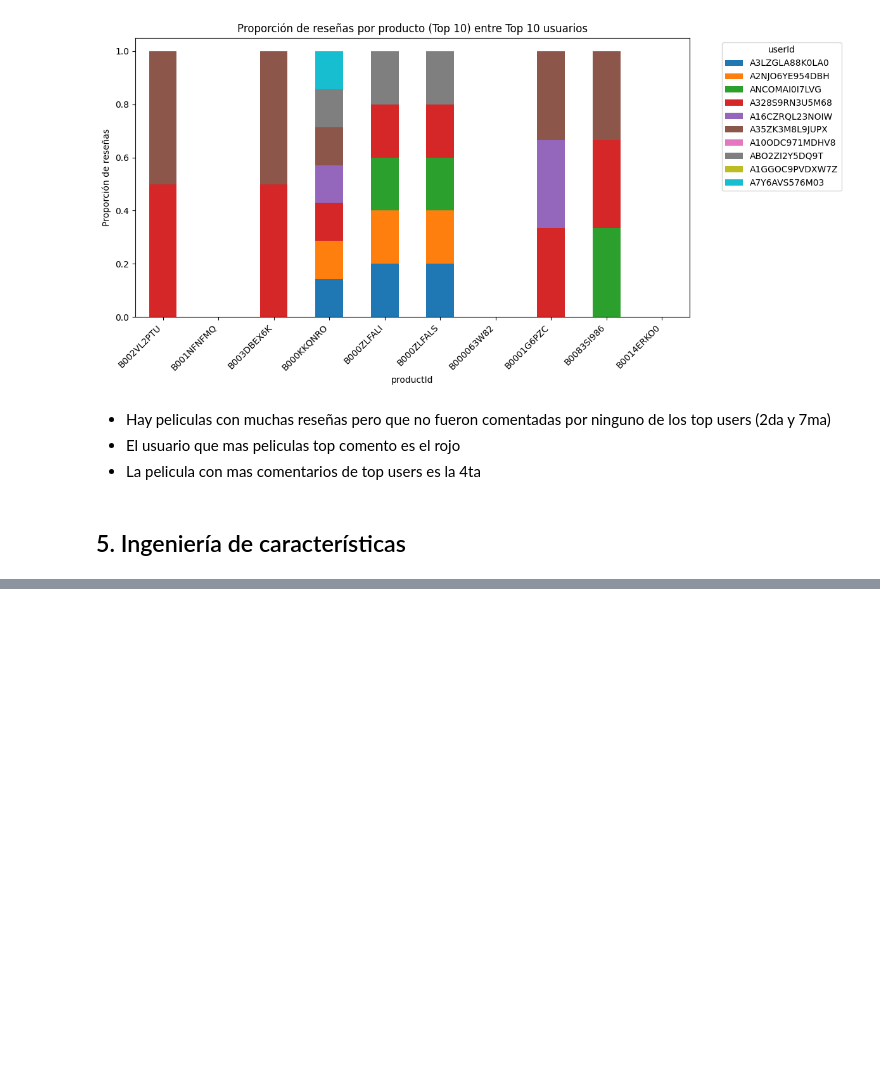
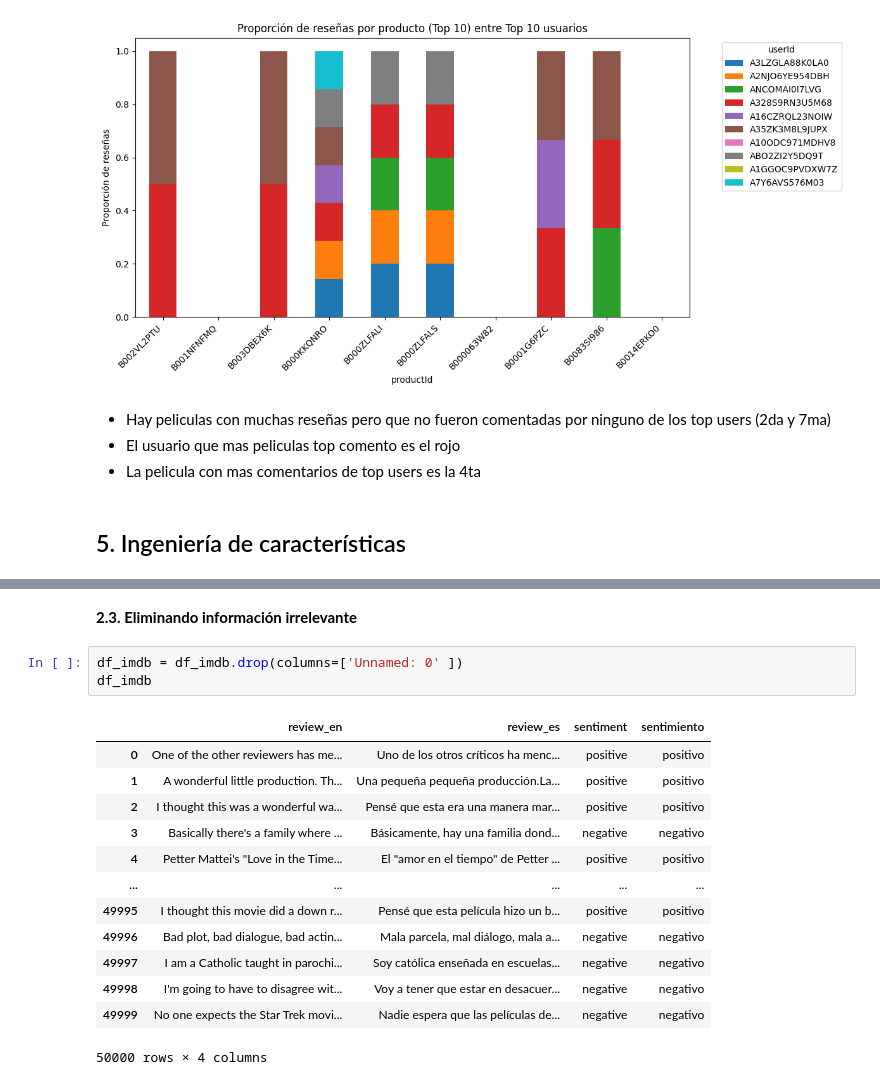
Before and after one commit to magy509/ingenieropg80.Proyecto_final_madre, a Jupyter notebook: src/analisis_feel.ipynb, the cells around one changed output, grey strips where cells are left out. Cells and saved outputs as stored; diff of their text form; blank space fills up the shorter version.

```diff
--- a/src/analisis_feel.ipynb
+++ b/src/analisis_feel.ipynb
@@ -369,0 +491,19 @@ plt.show()
+# %% [markdown]
+**2.3. Eliminando información irrelevante**
+# %%
+df_imdb = df_imdb.drop(columns=['Unnamed: 0' ])
+df_imdb
+# %% [output]
+|  | review_en | review_es | sentiment | sentimiento |
+| 0 | One of the other reviewers has me... | Uno de los otros críticos ha menc... | positive | positivo |
+| 1 | A wonderful little production. Th... | Una pequeña pequeña producción.La... | positive | positivo |
+| 2 | I thought this was a wonderful wa... | Pensé que esta era una manera mar... | positive | positivo |
+| 3 | Basically there's a family where ... | Básicamente, hay una familia dond... | negative | negativo |
+| 4 | Petter Mattei's "Love in the Time... | El "amor en el tiempo" de Petter ... | positive | positivo |
+| ... | ... | ... | ... | ... |
+| 49995 | I thought this movie did a down r... | Pensé que esta película hizo un b... | positive | positivo |
+| 49996 | Bad plot, bad dialogue, bad actin... | Mala parcela, mal diálogo, mala a... | negative | negativo |
+| 49997 | I am a Catholic taught in parochi... | Soy católica enseñada en escuelas... | negative | negativo |
+| 49998 | I'm going to have to disagree wit... | Voy a tener que estar en desacuer... | negative | negativo |
+| 49999 | No one expects the Star Trek movi... | Nadie espera que las películas de... | negative | negativo |
+50000 rows × 4 columns
```
Also changed, not shown: parts of 25 cells of this notebook.
